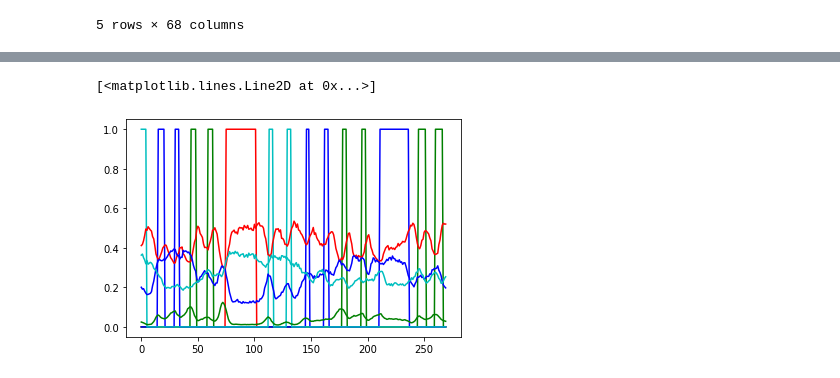
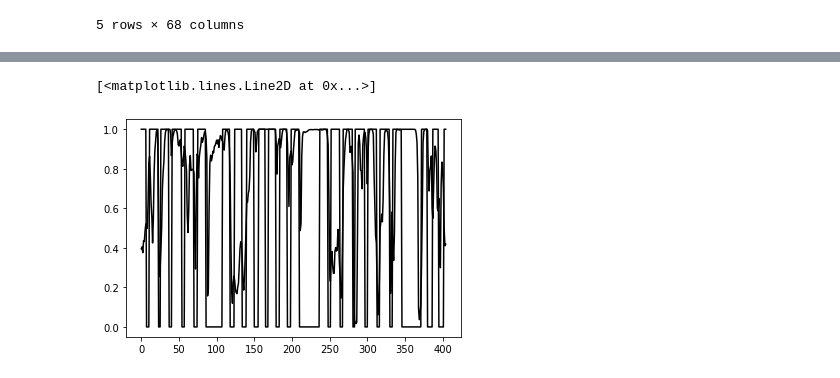
Before and after one commit to KNU-BrainAI-Capstone2021/SIB, a Jupyter notebook: model/model_mlp_space.ipynb, the cells around one changed output, grey strips where cells are left out. Cells and saved outputs as stored; diff of their text form; code cells hidden in the pictures.

```diff
--- a/model/model_mlp_space.ipynb
+++ b/model/model_mlp_space.ipynb
@@ -59,12 +90,19 @@ for column in x_names:
 x, y = df[x_names], df[y_names]
 # %%
 # train, test split
-train_test_ratio = 0.8
+train_test_ratio = 0.7
 
-train_num = int(len(df) * 0.8)
+train_num = int(len(df) * 0.7)
 
 x_train, x_test = x[:train_num], x[train_num:]
 y_train, y_test = y[:train_num], y[train_num:]
+
+# train_test_ratio = 0.2
+
+# train_num = int(len(df) * 0.2)
+
+# x_train, x_test = x[train_num:], x[:train_num]
+# y_train, y_test = y[train_num:], y[:train_num]
 # %%
 # apply mlp
 
@@ -73,12 +111,13 @@ import tensorflow as tf
 model = tf.keras.Sequential([
     tf.keras.layers.InputLayer(input_shape=(63,)),
     tf.keras.layers.Dense(64, activation='relu'),
-    tf.keras.layers.Dense(4, activation='softmax')
+    tf.keras.layers.Dense(32, activation='relu'),
+    tf.keras.layers.Dense(5, activation='softmax')
 ])
 
 model.compile(loss='categorical_crossentropy',optimizer='adam',metrics=['accuracy'])
 # %%
-model.fit(x_train, y_train, epochs=500)
+model.fit(x_train, y_train, epochs=200)
 
 model.evaluate(x_test, y_test, verbose=2)
 # %% [output]
@@ -138,17 +142,12 @@ array([[0.48844274],
 # %%
-k = model.predict(x_test)
-l = y_test - l
+predict = model.predict(x_test)
-# %%
-import matplotlib.pyplot as plt
-plt.plot(range(270), y_test['a'], 'r')
-plt.plot(range(270), y_test['s'], 'g')
-plt.plot(range(270), y_test['d'], 'b')
-plt.plot(range(270), y_test['f'], 'c')
-
-plt.plot(range(270), k[:,0], 'r')
-plt.plot(range(270), k[:,1], 'g')
-plt.plot(range(270), k[:,2], 'b')
-plt.plot(range(270), k[:,3], 'c')
-# %% [output]
-[<matplotlib.lines.Line2D at 0x...>]
-[figure, removed]
+# %%
+import matplotlib.pyplot as plt
+
+size = len(y_test)
+
+plt.plot(range(size), y_test['None'], 'k')
+plt.plot(range(size), predict[:,4], 'k')
+# %% [output]
+[<matplotlib.lines.Line2D at 0x...>]
+[figure, added]
```
Also changed, not shown: parts of 10 cells of this notebook.
